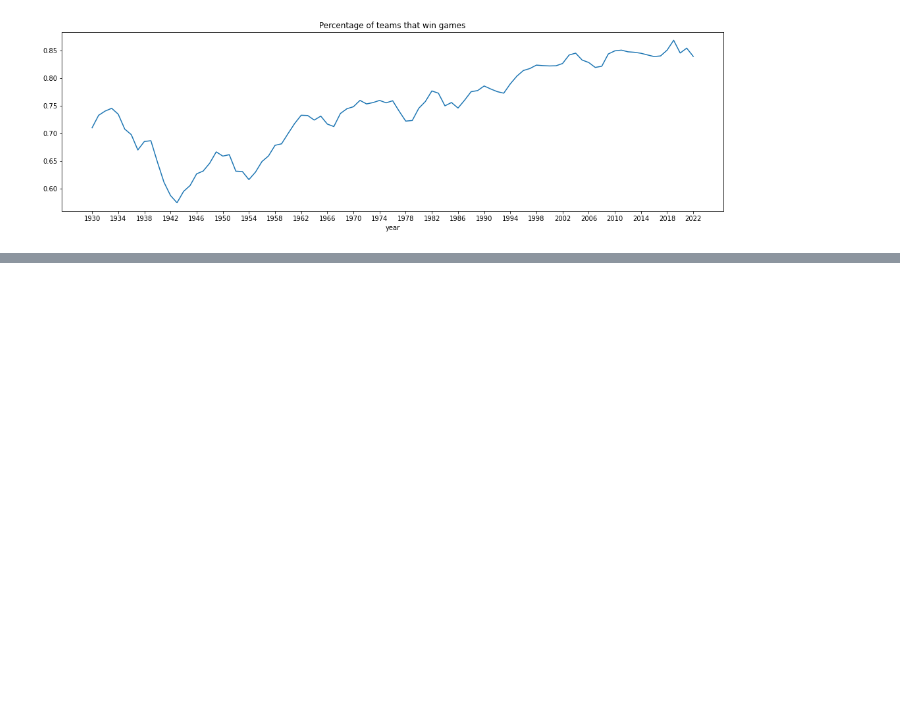
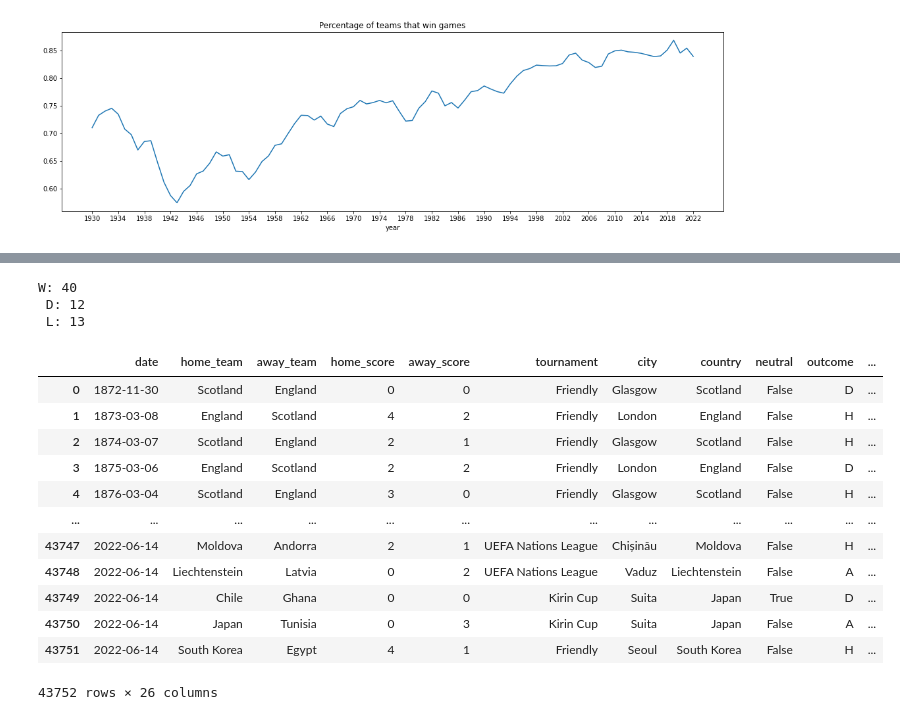
Before and after one commit to samuelca/international-football-results, a Jupyter notebook: exploratory-analysis.ipynb, the cells around one changed output, grey strips where cells are left out. Drawn from its saved outputs; the diff is of its cells as text; code cells hidden in the pictures; blank space fills up the shorter version.

```diff
--- a/exploratory-analysis.ipynb
+++ b/exploratory-analysis.ipynb
@@ -36,6 +45,7 @@ df_results = pd.read_csv("data/results.csv")
 
 # Convert the date column to datetime
 df_results['date']  = pd.to_datetime(df_results['date'])
+df_results['date'] = df_results['date'].apply(lambda x: x.date())
 
 print(f"There are {len(df_results)} matches")
 print(f"The first game was {df_results['date'].min().date()} and the last was {df_results['date'].max().date()}")
@@ -334,0 +394,33 @@ for c in total_unique_countries:
+# %%
+w = 0
+l = 0
+d = 0
+for t in df_wc_cycle['winning_team']:
+    if (t == 'Brazil'):
+        w+=1
+    elif (t == '-'):
+        d += 1
+    else:
+        l += 1
+
+print(f"W: {w} \n D: {d} \n L: {l}")
+# %% [output]
+W: 40
+ D: 12
+ L: 13
+# %%
+df_results
+# %% [output]
+|  | date | home_team | away_team | home_score | away_score | tournament | city | country | neutral | outcome | ... |
+| 0 | 1872-11-30 | Scotland | England | 0 | 0 | Friendly | Glasgow | Scotland | False | D | ... |
+| 1 | 1873-03-08 | England | Scotland | 4 | 2 | Friendly | London | England | False | H | ... |
+| 2 | 1874-03-07 | Scotland | England | 2 | 1 | Friendly | Glasgow | Scotland | False | H | ... |
+| 3 | 1875-03-06 | England | Scotland | 2 | 2 | Friendly | London | England | False | D | ... |
+| 4 | 1876-03-04 | Scotland | England | 3 | 0 | Friendly | Glasgow | Scotland | False | H | ... |
+| ... | ... | ... | ... | ... | ... | ... | ... | ... | ... | ... | ... |
+| 43747 | 2022-06-14 | Moldova | Andorra | 2 | 1 | UEFA Nations League | Chișinău | Moldova | False | H | ... |
+| 43748 | 2022-06-14 | Liechtenstein | Latvia | 0 | 2 | UEFA Nations League | Vaduz | Liechtenstein | False | A | ... |
+| 43749 | 2022-06-14 | Chile | Ghana | 0 | 0 | Kirin Cup | Suita | Japan | True | D | ... |
+| 43750 | 2022-06-14 | Japan | Tunisia | 0 | 3 | Kirin Cup | Suita | Japan | False | A | ... |
+| 43751 | 2022-06-14 | South Korea | Egypt | 4 | 1 | Friendly | Seoul | South Korea | False | H | ... |
+43752 rows × 26 columns
```
Also changed, not shown: parts of 9 cells of this notebook, 2 other files.
